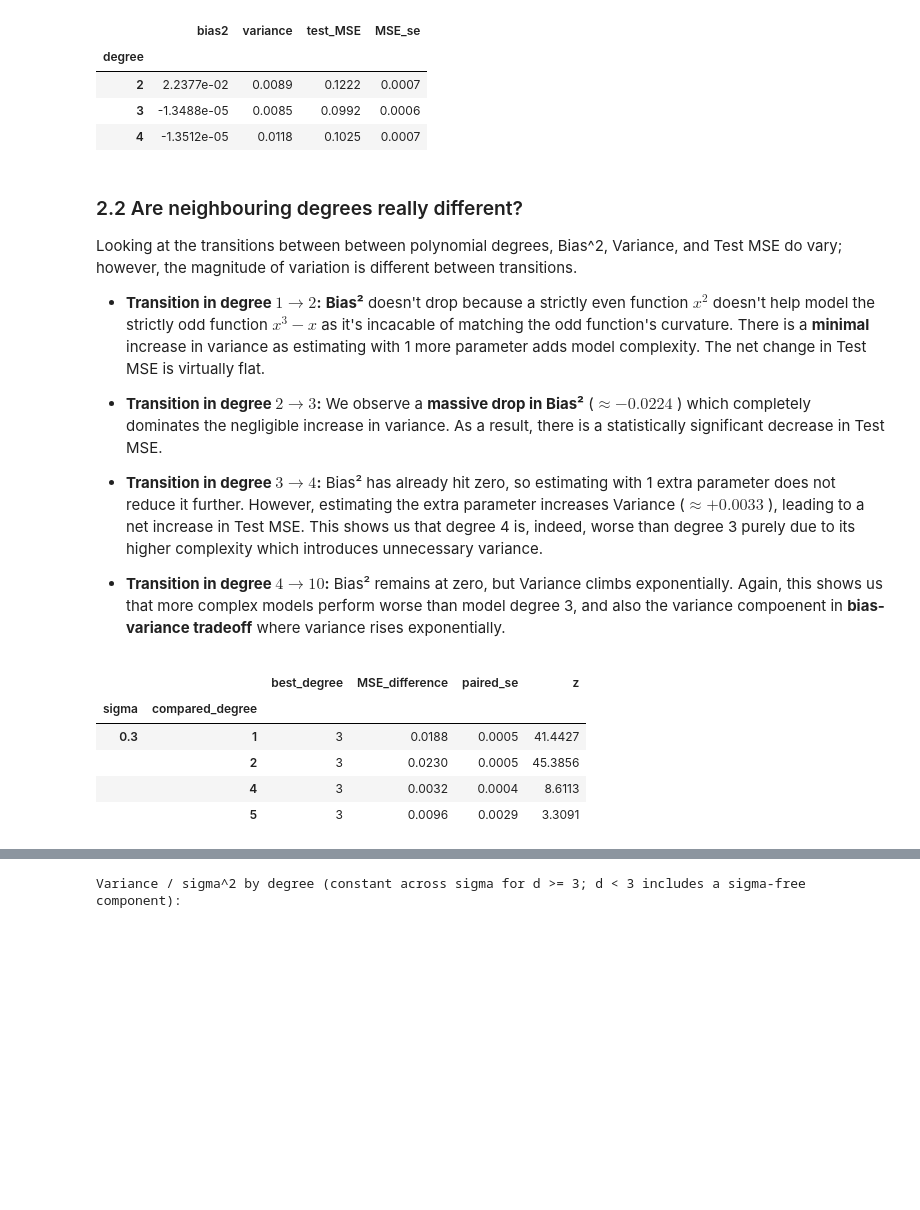
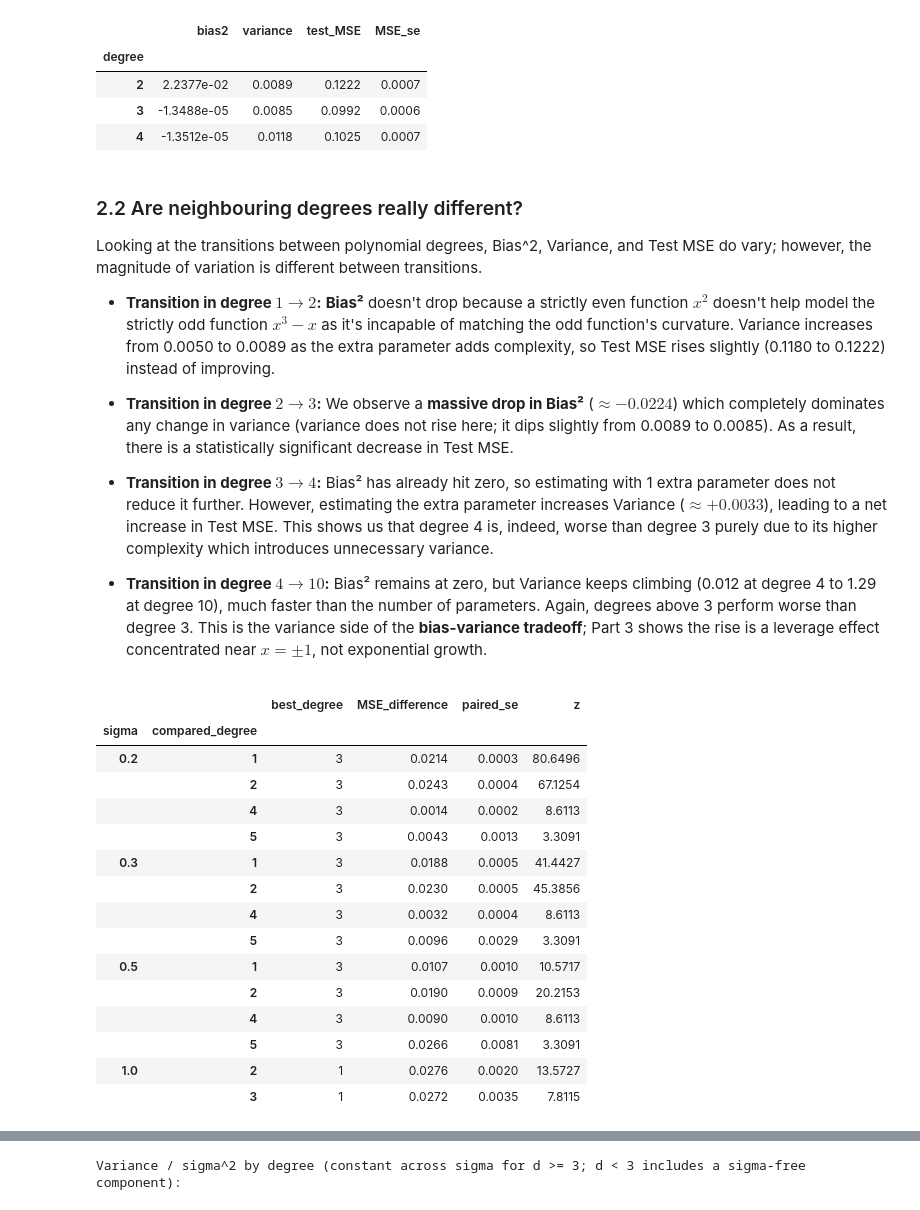
Before and after one commit to imranashryy/dsa211-bias-variance-montecarlo, a Jupyter notebook: DSA211_Group4_BiasVariance_MonteCarlo.ipynb, the cells around one changed output, grey strips where cells are left out. Drawn from its saved outputs; the diff is of its cells as text; code cells hidden in the pictures; blank space fills up the shorter version.

```diff
--- a/DSA211_Group4_BiasVariance_MonteCarlo.ipynb
+++ b/DSA211_Group4_BiasVariance_MonteCarlo.ipynb
@@ -287,38 +303,46 @@ True degree of f                                  : 3
 # %% [markdown]
 ### 2.2 Are neighbouring degrees really different?
 
-Looking at the transitions between between polynomial degrees, Bias^2, Variance, and Test MSE do vary; however, the magnitude of variation is different between transitions.
+Looking at the transitions between polynomial degrees, Bias^2, Variance, and Test MSE do vary; however, the magnitude of variation is different between transitions.
 
-*   **Transition in degree $1 \to 2$:**  **Bias²** doesn't drop because a strictly even function $x^2$ doesn't help model the strictly odd function $x^3 - x$ as it's incacable of matching the odd function's curvature.  There is a **minimal** increase in variance as estimating with 1 more parameter adds model complexity. The net change in Test MSE is virtually flat.
+*   **Transition in degree $1 \to 2$:**  **Bias²** doesn't drop because a strictly even function $x^2$ doesn't help model the strictly odd function $x^3 - x$ as it's incapable of matching the odd function's curvature.  Variance increases from 0.0050 to 0.0089 as the extra parameter adds complexity, so Test MSE rises slightly (0.1180 to 0.1222) instead of improving.
 
-*   **Transition in degree $2 \to 3$:** We observe a **massive drop in Bias²** ($
-\approx -0.0224$) which completely dominates the negligible increase in variance. As a result, there is a statistically significant decrease in Test MSE.
+*   **Transition in degree $2 \to 3$:** We observe a **massive drop in Bias²** ($\approx -0.0224$) which completely dominates any change in variance (variance does not rise here; it dips slightly from 0.0089 to 0.0085). As a result, there is a statistically significant decrease in Test MSE.
 
-*   **Transition in degree $3 \to 4$:** Bias² has already hit zero, so estimating with 1 extra parameter does not reduce it further. However, estimating the extra parameter increases Variance ($
-\approx +0.0033$), leading to a net increase in Test MSE. This shows us that degree 4 is, indeed, worse than degree 3 purely due to its higher complexity which introduces unnecessary variance.
+*   **Transition in degree $3 \to 4$:** Bias² has already hit zero, so estimating with 1 extra parameter does not reduce it further. However, estimating the extra parameter increases Variance ($\approx +0.0033$), leading to a net increase in Test MSE. This shows us that degree 4 is, indeed, worse than degree 3 purely due to its higher complexity which introduces unnecessary variance.
 
 
-*   **Transition in degree $4 \to 10$:** Bias² remains at zero, but Variance climbs exponentially. Again, this shows us that more complex models perform worse than model degree 3, and also the variance compoenent in **bias-variance tradeoff** where variance rises exponentially.
+*   **Transition in degree $4 \to 10$:** Bias² remains at zero, but Variance keeps climbing (0.012 at degree 4 to 1.29 at degree 10), much faster than the number of parameters. Again, degrees above 3 perform worse than degree 3. This is the variance side of the **bias-variance tradeoff**; Part 3 shows the rise is a leverage effect concentrated near $x = \pm 1$, not exponential growth.
 # %%
 rows = []
-for s in [0.3]:
+for s in SIGMAS:
     mr = raw[s]['mse_run']                       # (R, D): test MSE of each run and degree
     best = int(res[s]['test_MSE'].idxmin())
     for d in DEGREES:
         if d == best or abs(d - best) > 2:
             continue
         diff = mr[:, d - 1] - mr[:, best - 1]
         se = diff.std(ddof=1) / np.sqrt(len(diff))
         rows.append(dict(sigma=s, best_degree=best, compared_degree=int(d),
                          MSE_difference=diff.mean(), paired_se=se, z=diff.mean() / se))
 pd.DataFrame(rows).set_index(['sigma', 'compared_degree'])
 # %% [output]
 |  |  | best_degree | MSE_difference | paired_se | z |
 | sigma | compared_degree |  |  |  |  |
+| 0.2 | 1 | 3 | 0.0214 | 0.0003 | 80.6496 |
+|  | 2 | 3 | 0.0243 | 0.0004 | 67.1254 |
+|  | 4 | 3 | 0.0014 | 0.0002 | 8.6113 |
+|  | 5 | 3 | 0.0043 | 0.0013 | 3.3091 |
 | 0.3 | 1 | 3 | 0.0188 | 0.0005 | 41.4427 |
 |  | 2 | 3 | 0.0230 | 0.0005 | 45.3856 |
 |  | 4 | 3 | 0.0032 | 0.0004 | 8.6113 |
 |  | 5 | 3 | 0.0096 | 0.0029 | 3.3091 |
+| 0.5 | 1 | 3 | 0.0107 | 0.0010 | 10.5717 |
+|  | 2 | 3 | 0.0190 | 0.0009 | 20.2153 |
+|  | 4 | 3 | 0.0090 | 0.0010 | 8.6113 |
+|  | 5 | 3 | 0.0266 | 0.0081 | 3.3091 |
+| 1.0 | 2 | 1 | 0.0276 | 0.0020 | 13.5727 |
+|  | 3 | 1 | 0.0272 | 0.0035 | 7.8115 |
 # %% [markdown]
 - Bias² → For degrees 1-2, bias² is flat at 0.022, while from degrees 3 onward, the bias² is about 0. The negative values represent the Monte Carlo noise from bias correction. This is consistent with our prediction of about 0.023 for bias², and about 0 for d >= 3, which does not depend on σ. Bias² at d = 1 and d = 2 is the same within Monte Carlo error, since f is odd, so adding x² does not improve the fit.
 
```
Also changed, not shown: parts of 25 cells of this notebook, 1 other file.
